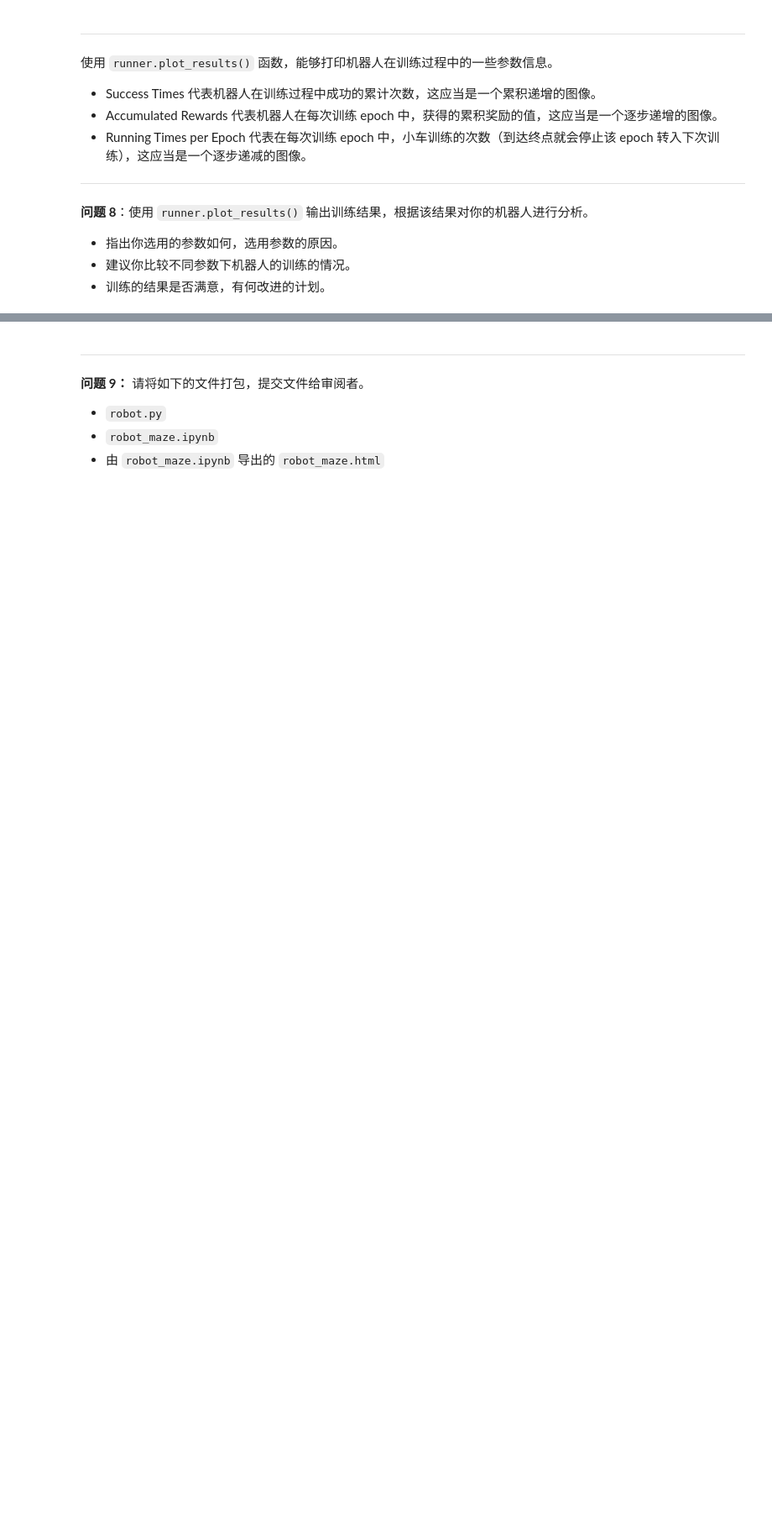
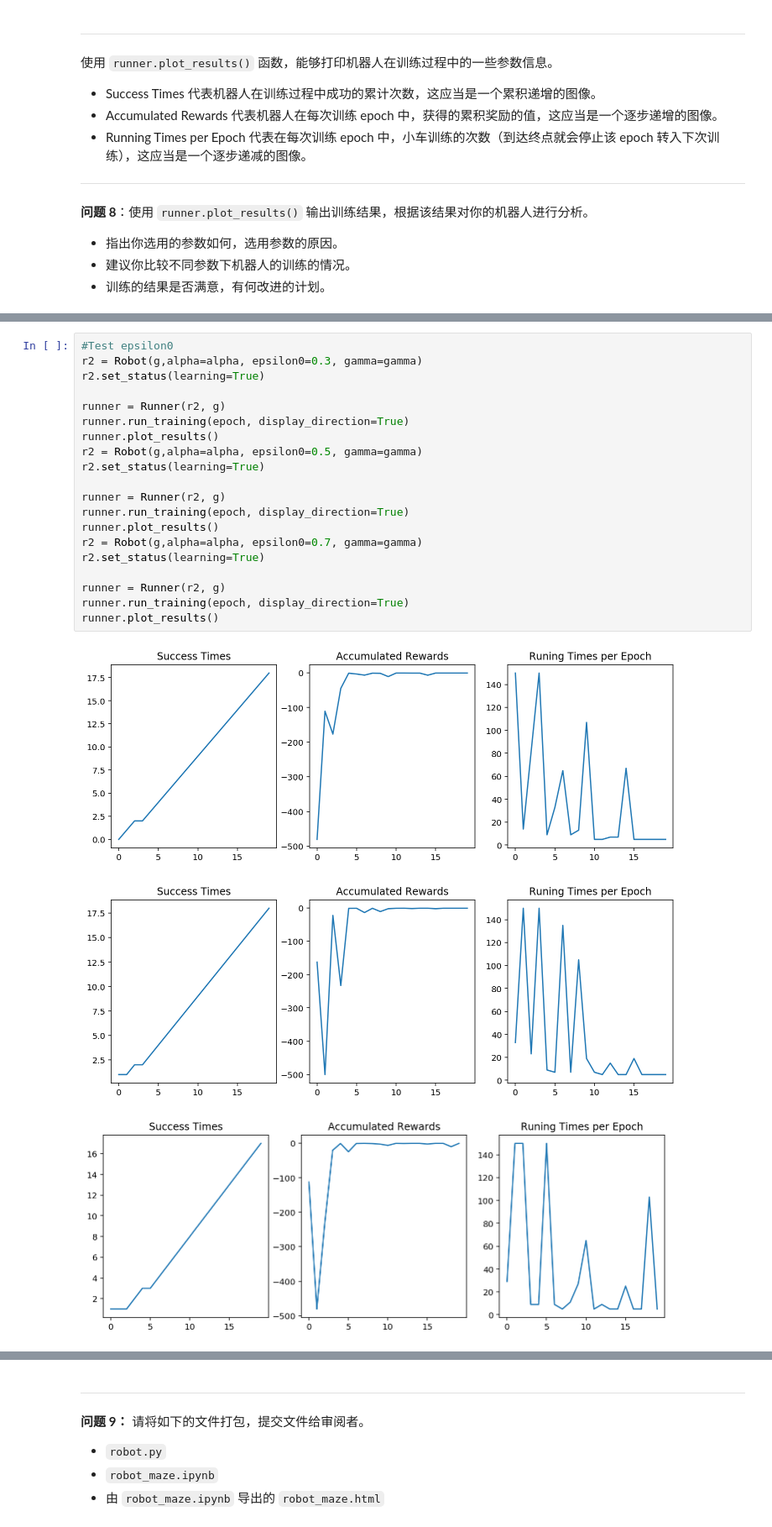
Before and after one commit to agassi4013/MLND_qlearning_maze, a Jupyter notebook: robot_maze.ipynb, the cells around one changed output, grey strips where cells are left out. Shown at 84% size. Saved outputs shown, nothing was run; the diff lists cells and outputs as text; blank space fills up the shorter version.

```diff
--- a/robot_maze.ipynb
+++ b/robot_maze.ipynb
@@ -301,0 +338,24 @@ gamma使用0.9，讓Q table更新時多加評估未來，考慮下一個state的
+# %%
+#Test epsilon0
+r2 = Robot(g,alpha=alpha, epsilon0=0.3, gamma=gamma)
+r2.set_status(learning=True)
+
+runner = Runner(r2, g)
+runner.run_training(epoch, display_direction=True)
+runner.plot_results()
+r2 = Robot(g,alpha=alpha, epsilon0=0.5, gamma=gamma)
+r2.set_status(learning=True)
+
+runner = Runner(r2, g)
+runner.run_training(epoch, display_direction=True)
+runner.plot_results()
+r2 = Robot(g,alpha=alpha, epsilon0=0.7, gamma=gamma)
+r2.set_status(learning=True)
+
+runner = Runner(r2, g)
+runner.run_training(epoch, display_direction=True)
+runner.plot_results()
+# %% [output]
+[figure, added]
+[figure, added]
+[figure, added]
```
Also changed, not shown: parts of 11 cells of this notebook, 3 other files.
